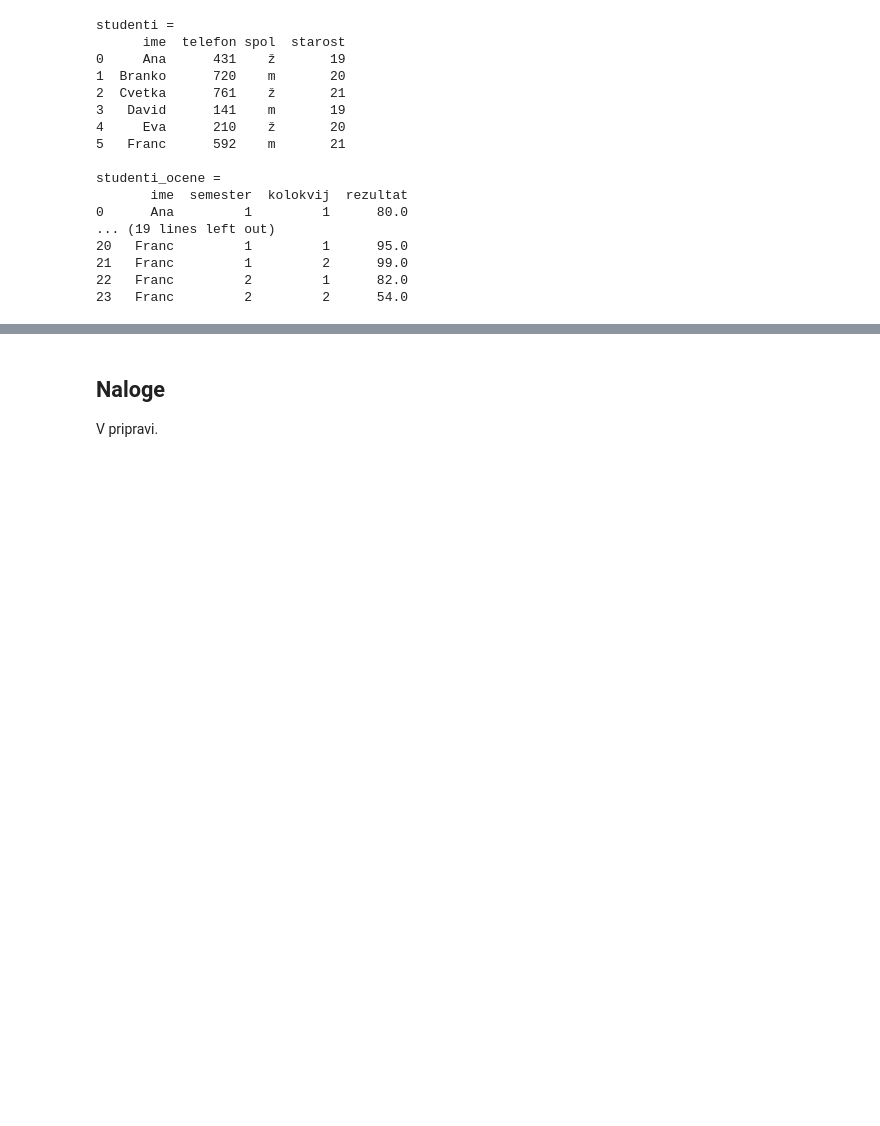
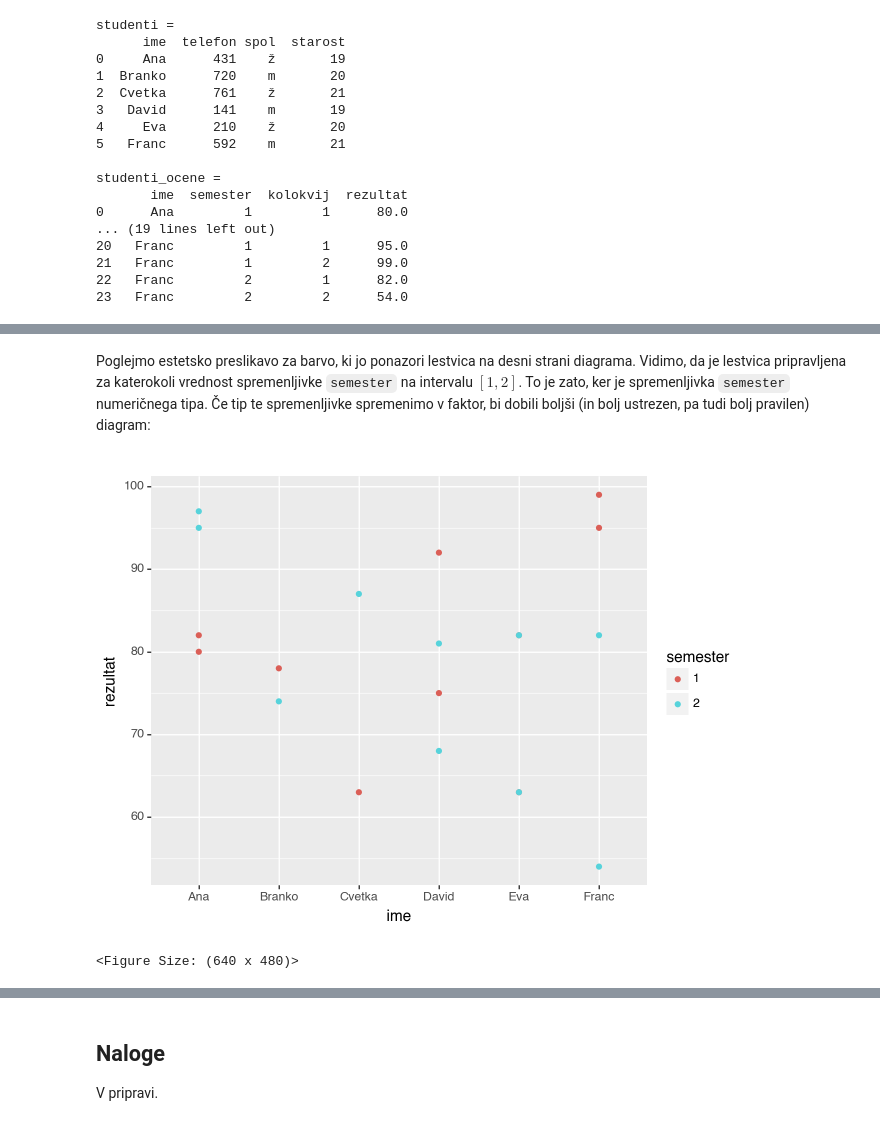
Before and after one commit to ljupco-todorovski/papvp, a Jupyter notebook: _sources/vizualizacija.ipynb, the cells around one changed output, grey strips where cells are left out. Cells and saved outputs as stored; diff of their text form; code cells hidden in the pictures; blank space fills up the shorter version.

```diff
--- a/_sources/vizualizacija.ipynb
+++ b/_sources/vizualizacija.ipynb
@@ -31,0 +101,16 @@ studenti_ocene =
+# %% [markdown]
+Poglejmo estetsko preslikavo za barvo, ki jo ponazori lestvica na desni strani diagrama. Vidimo, da je lestvica pripravljena za katerokoli vrednost spremenljivke `semester` na intervalu $[1,2]$. To je zato, ker je spremenljivka `semester` numeričnega tipa. Če tip te spremenljivke spremenimo v faktor, bi dobili boljši (in bolj ustrezen, pa tudi bolj pravilen) diagram:
+# %%
+studenti_ocene.semester = studenti_ocene.semester.astype('category')
+(
+  p9.ggplot(data = studenti_ocene) +
+  p9.aes(
+    x = "ime",
+    y = "rezultat",
+    color = "semester"
+  ) +
+  p9.geom_point()
+)
+# %% [output]
+[figure, added]
+<Figure Size: (640 x 480)>
```
Also changed, not shown: parts of 39 cells of this notebook, 21 other files.
